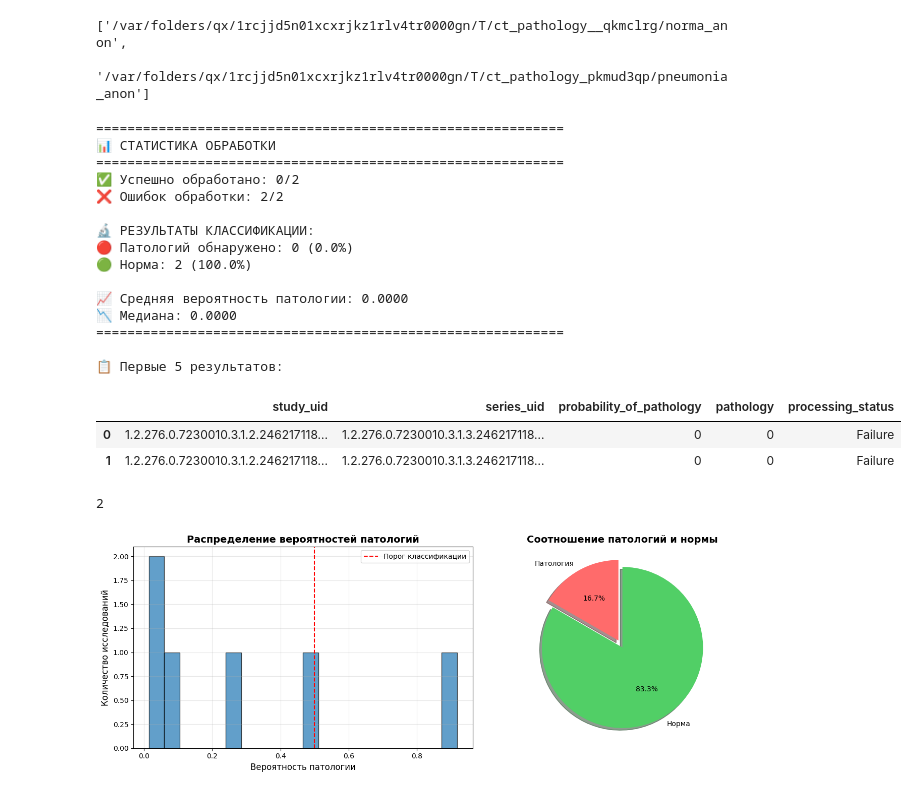
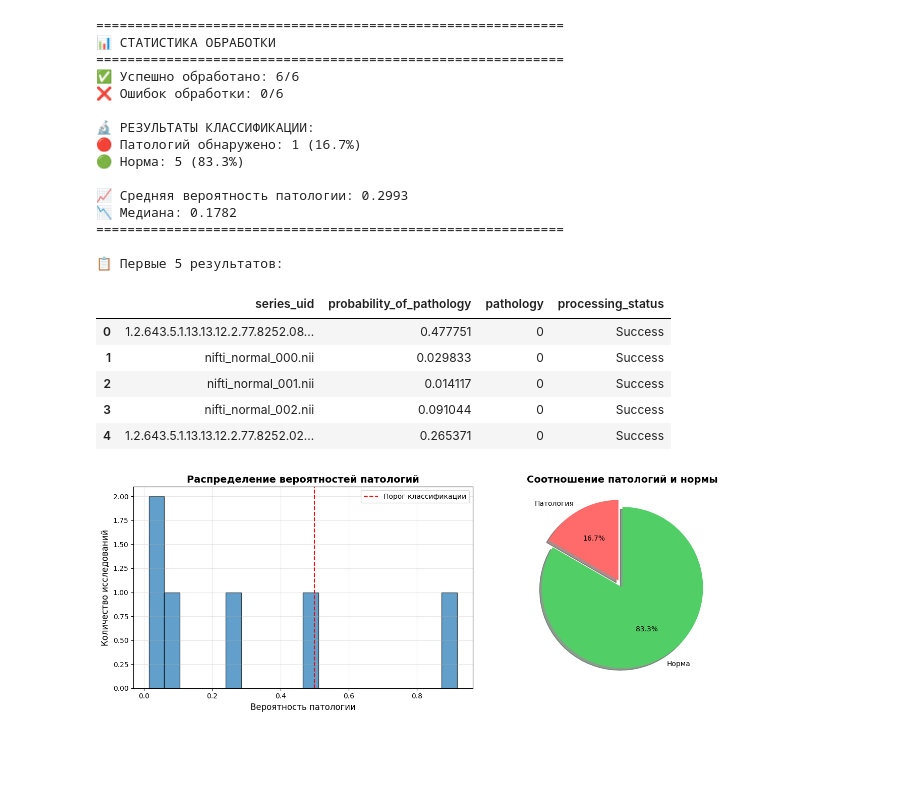
Before and after one commit to ilyascw/chest-ct-classification, a Jupyter notebook: quick_start.ipynb, the cells around one changed output. Drawn from its saved outputs; the diff is of its cells as text; code cells hidden in the pictures; blank space fills up the shorter version.

```diff
--- a/quick_start.ipynb
+++ b/quick_start.ipynb
@@ -86,9 +99,9 @@ Unexpected keys in checkpoint: 1
 
 # Укажите пути к вашим данным
 zip_paths = [
-    #"data/Датасет/norma_anon.zip",
-    #"data/Датасет/pneumonia_anon.zip",
-    "data/Датасет/combined TEST CT.zip"
+    "tests/test_data/test_nested_structure.zip",  # Замените на реальные пути
+    "tests/test_data/test_nifti.zip",
+    "tests/test_data/test_varying_sizes.zip"
 ]
 
 existing_zips = [p for p in zip_paths if Path(p).exists()]
@@ -301,9 +196,3 @@ else:
-# %%
-df = pd.read_excel("quick_start_results.xlsx", sheet_name="Results")
-df.path_to_study.to_list()
-# %% [output]
-['/var/folders/qx/1rcjjd5n01xcxrjkz1rlv4tr0000gn/T/ct_pathology__qkmclrg/norma_anon',
- '/var/folders/qx/1rcjjd5n01xcxrjkz1rlv4tr0000gn/T/ct_pathology_pkmud3qp/pneumonia_anon']
 # %%
 # =============================================================================
 # АНАЛИЗ РЕЗУЛЬТАТОВ
@@ -315,47 +204,46 @@ if len(existing_zips) > 0:
     # Базовая статистика
     success_count = (df['processing_status'] == 'Success').sum()
     failed_count = (df['processing_status'] == 'Failure').sum()
     pathology_count = (df['pathology'] == 1).sum()
     normal_count = (df['pathology'] == 0).sum()
 
     print("\n" + "="*60)
     print("📊 СТАТИСТИКА ОБРАБОТКИ")
     print("="*60)
     print(f"✅ Успешно обработано: {success_count}/{len(df)}")
     print(f"❌ Ошибок обработки: {failed_count}/{len(df)}")
     print(f"\n🔬 РЕЗУЛЬТАТЫ КЛАССИФИКАЦИИ:")
     print(f"🔴 Патологий обнаружено: {pathology_count} ({pathology_count/len(df)*100:.1f}%)")
     print(f"🟢 Норма: {normal_count} ({normal_count/len(df)*100:.1f}%)")
     print(f"\n📈 Средняя вероятность патологии: {df['probability_of_pathology'].mean():.4f}")
     print(f"📉 Медиана: {df['probability_of_pathology'].median():.4f}")
     print("="*60)
 
     # Показываем первые результаты
     print("\n📋 Первые 5 результатов:")
-    display(df[['study_uid', 'series_uid', 'probability_of_pathology', 'pathology', 'processing_status']].head())
+    display(df[['series_uid', 'probability_of_pathology', 'pathology', 'processing_status']].head())
 # %% [output]
 ============================================================
 📊 СТАТИСТИКА ОБРАБОТКИ
 ============================================================
-✅ Успешно обработано: 0/2
-❌ Ошибок обработки: 2/2
+✅ Успешно обработано: 6/6
+❌ Ошибок обработки: 0/6
 
 🔬 РЕЗУЛЬТАТЫ КЛАССИФИКАЦИИ:
-🔴 Патологий обнаружено: 0 (0.0%)
-🟢 Норма: 2 (100.0%)
+🔴 Патологий обнаружено: 1 (16.7%)
+🟢 Норма: 5 (83.3%)
 
-📈 Средняя вероятность патологии: 0.0000
-📉 Медиана: 0.0000
+📈 Средняя вероятность патологии: 0.2993
+📉 Медиана: 0.1782
 ============================================================
 
 📋 Первые 5 результатов:
-|  | study_uid | series_uid | probability_of_pathology | pathology | processing_status |
-| 0 | 1.2.276.0.7230010.3.1.2.246217118... | 1.2.276.0.7230010.3.1.3.246217118... | 0 | 0 | Failure |
-| 1 | 1.2.276.0.7230010.3.1.2.246217118... | 1.2.276.0.7230010.3.1.3.246217118... | 0 | 0 | Failure |
+|  | series_uid | probability_of_pathology | pathology | processing_status |
+| 0 | 1.2.643.5.1.13.13.12.2.77.8252.08... | 0.477751 | 0 | Success |
+| 1 | nifti_normal_000.nii | 0.029833 | 0 | Success |
+| 2 | nifti_normal_001.nii | 0.014117 | 0 | Success |
+| 3 | nifti_normal_002.nii | 0.091044 | 0 | Success |
+| 4 | 1.2.643.5.1.13.13.12.2.77.8252.02... | 0.265371 | 0 | Success |
-# %%
-df.study_uid.nunique()
-# %% [output]
-2
 # %%
 # =============================================================================
 # ВИЗУАЛИЗАЦИЯ
```
Also changed, not shown: parts of 8 cells of this notebook, 6 other files.
